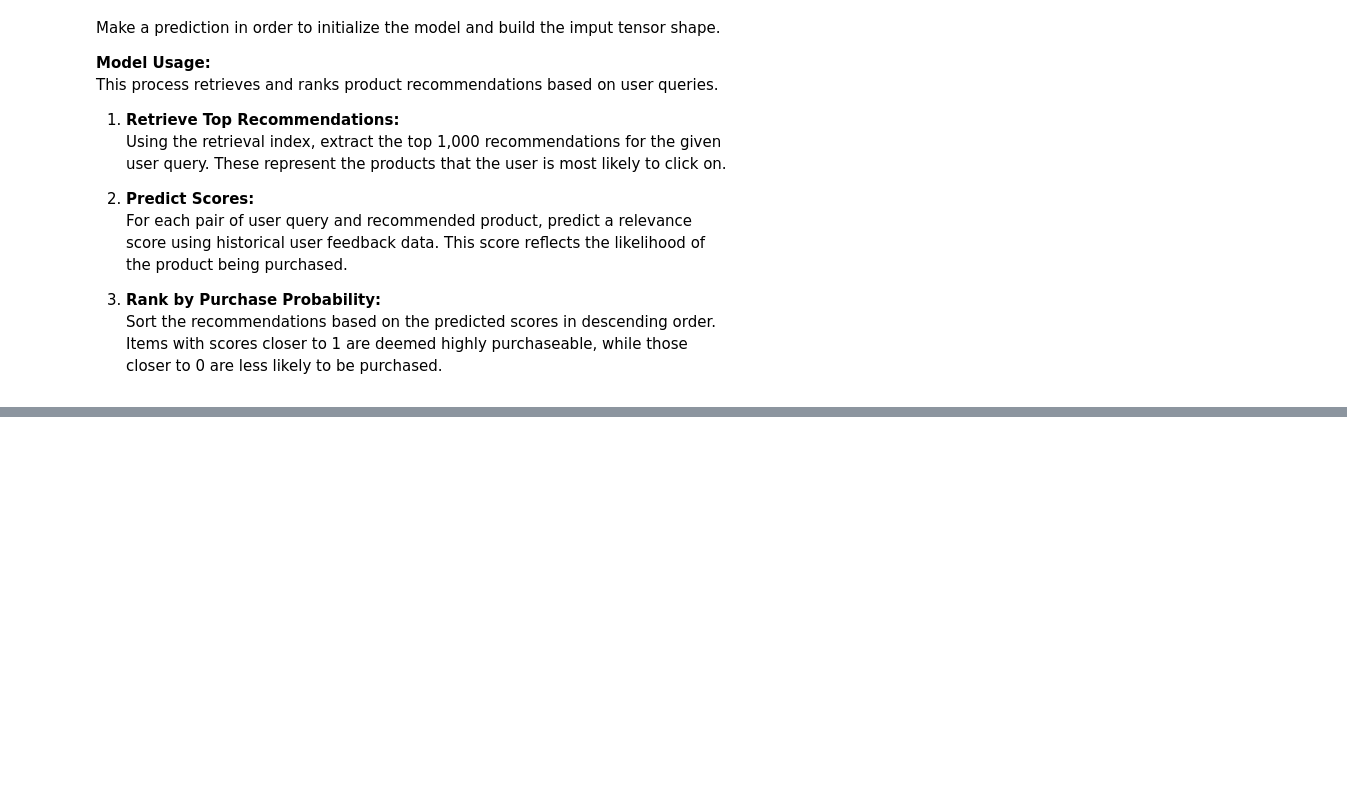
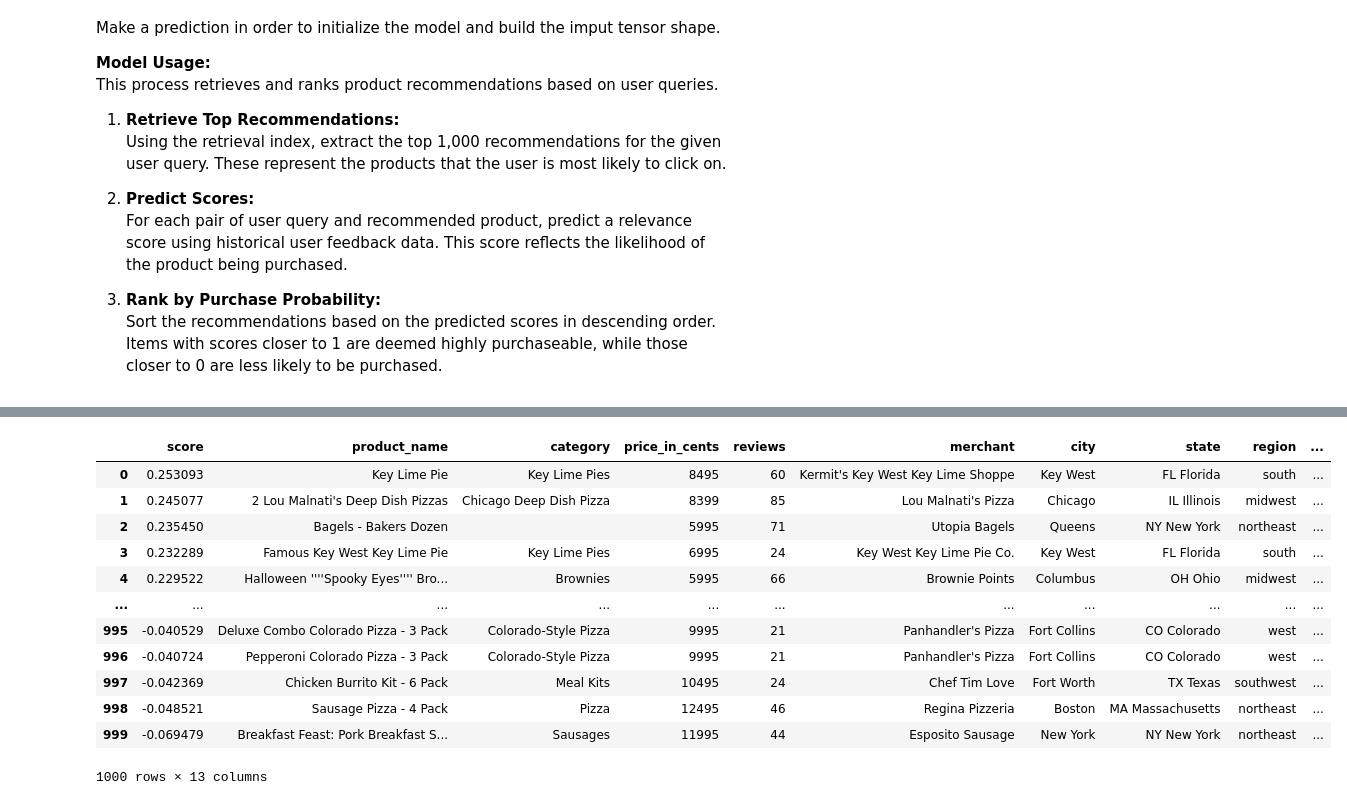
Before and after one commit to sagravela/recommendation_engine, a Jupyter notebook: notebooks/evaluation.ipynb, the cells around one changed output, grey strips where cells are left out. Drawn from its saved outputs; the diff is of its cells as text; code cells hidden in the pictures; blank space fills up the shorter version.

```diff
--- a/notebooks/evaluation.ipynb
+++ b/notebooks/evaluation.ipynb
@@ -25,0 +5,29 @@ pprint.pprint(PARAMETERS)
+# %%
+import sys
+import warnings
+import json
+import pprint
+from pathlib import Path
+
+import pandas as pd
+import matplotlib.pyplot as plt
+import seaborn as sns
+
+# Add the root path to sys.path
+root_path = Path().resolve().parent
+sys.path.append(str(root_path))
+
+from src.train_functions import train_CV
+from src.inference import RecommendationEngine
+
+# Hide warnings
+warnings.filterwarnings("ignore")
+
+# Set pandas display options
+pd.set_option('display.max_columns', None)
+pd.set_option('display.max_colwidth', 50)
+
+# Set Seaborn style
+sns.set_style('darkgrid')
+sns.set_context('notebook')
+sns.set_palette('colorblind')
@@ -144,0 +120,13 @@ recs_prods_last_df
+# %%
+query_input = {
+    'user_id': 'b7485193f4e7f5b8ac3c94f71f4456a9',
+    'channel': 'Organic',
+    'device_type': 'Desktop',
+    'query_text': 'pizza',
+    'time': '2023-10-25 00:00:19.230',
+}
+
+recommender = RecommendationEngine()
+recommendations = recommender.get_recommendations(query_input)
+pd.DataFrame(recommendations)
+# %% [output]
@@ -144,0 +156,13 @@ recs_prods_last_df
+|  | score | product_name | category | price_in_cents | reviews | merchant | city | state | region | ... |
+| 0 | 0.253093 | Key Lime Pie | Key Lime Pies | 8495 | 60 | Kermit's Key West Key Lime Shoppe | Key West | FL Florida | south | ... |
+| 1 | 0.245077 | 2 Lou Malnati's Deep Dish Pizzas | Chicago Deep Dish Pizza | 8399 | 85 | Lou Malnati's Pizza | Chicago | IL Illinois | midwest | ... |
+| 2 | 0.235450 | Bagels - Bakers Dozen |  | 5995 | 71 | Utopia Bagels | Queens | NY New York | northeast | ... |
+| 3 | 0.232289 | Famous Key West Key Lime Pie | Key Lime Pies | 6995 | 24 | Key West Key Lime Pie Co. | Key West | FL Florida | south | ... |
+| 4 | 0.229522 | Halloween ''''Spooky Eyes'''' Bro... | Brownies | 5995 | 66 | Brownie Points | Columbus | OH Ohio | midwest | ... |
+| ... | ... | ... | ... | ... | ... | ... | ... | ... | ... | ... |
+| 995 | -0.040529 | Deluxe Combo Colorado Pizza - 3 Pack | Colorado-Style Pizza | 9995 | 21 | Panhandler's Pizza | Fort Collins | CO Colorado | west | ... |
+| 996 | -0.040724 | Pepperoni Colorado Pizza - 3 Pack | Colorado-Style Pizza | 9995 | 21 | Panhandler's Pizza | Fort Collins | CO Colorado | west | ... |
+| 997 | -0.042369 | Chicken Burrito Kit - 6 Pack | Meal Kits | 10495 | 24 | Chef Tim Love | Fort Worth | TX Texas | southwest | ... |
+| 998 | -0.048521 | Sausage Pizza - 4 Pack | Pizza | 12495 | 46 | Regina Pizzeria | Boston | MA Massachusetts | northeast | ... |
+| 999 | -0.069479 | Breakfast Feast: Pork Breakfast S... | Sausages | 11995 | 44 | Esposito Sausage | New York | NY New York | northeast | ... |
+1000 rows × 13 columns
```
Also changed, not shown: parts of 7 cells of this notebook, 16 other files.
